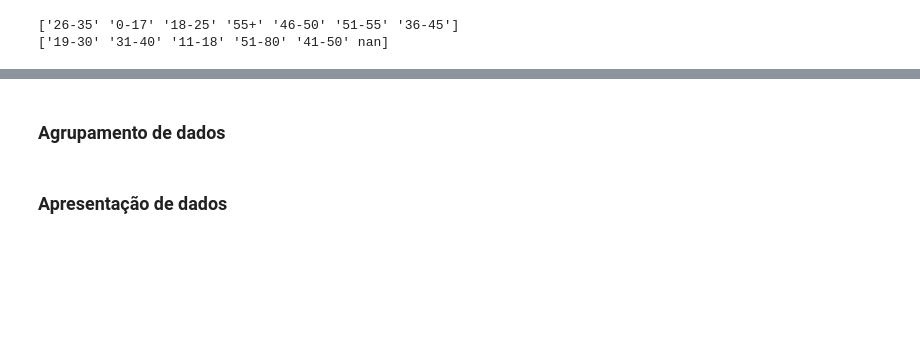
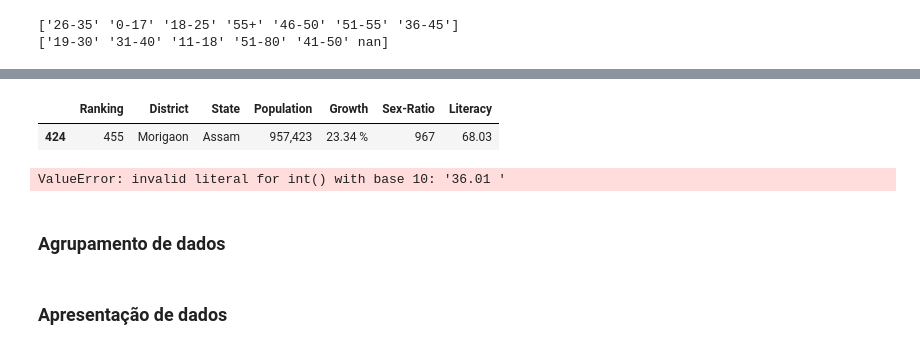
Before and after one commit to Paty3672/diwali_sales_behavior, a Jupyter notebook: diwali_sales_analysis.ipynb, the cells around one changed output, grey strips where cells are left out. Saved outputs shown, nothing was run; the diff lists cells and outputs as text; code cells hidden in the pictures; blank space fills up the shorter version.

```diff
--- a/diwali_sales_analysis.ipynb
+++ b/diwali_sales_analysis.ipynb
@@ -97,0 +121,5 @@ vendas_diwali = vendas_diwali.rename(
+# %%
+censo_indiano_2011.sample()
+# %% [output]
+|  | Ranking | District | State | Population | Growth | Sex-Ratio | Literacy |
+| 424 | 455 | Morigaon | Assam | 957,423 | 23.34 % | 967 | 68.03 |
@@ -97,0 +129,6 @@ vendas_diwali = vendas_diwali.rename(
+# %%
+#Retirando o símbolo de percentual da coluna Growth e transformando em integral
+censo_indiano_2011['Growth'] = censo_indiano_2011['Growth'].astype(str)
+censo_indiano_2011['Growth'] = censo_indiano_2011['Growth'].str.replace('%', '').astype(int)
+# %% [output]
+ValueError: invalid literal for int() with base 10: '36.01 '
```
Also changed, not shown: parts of 31 cells of this notebook, 2 other files.
